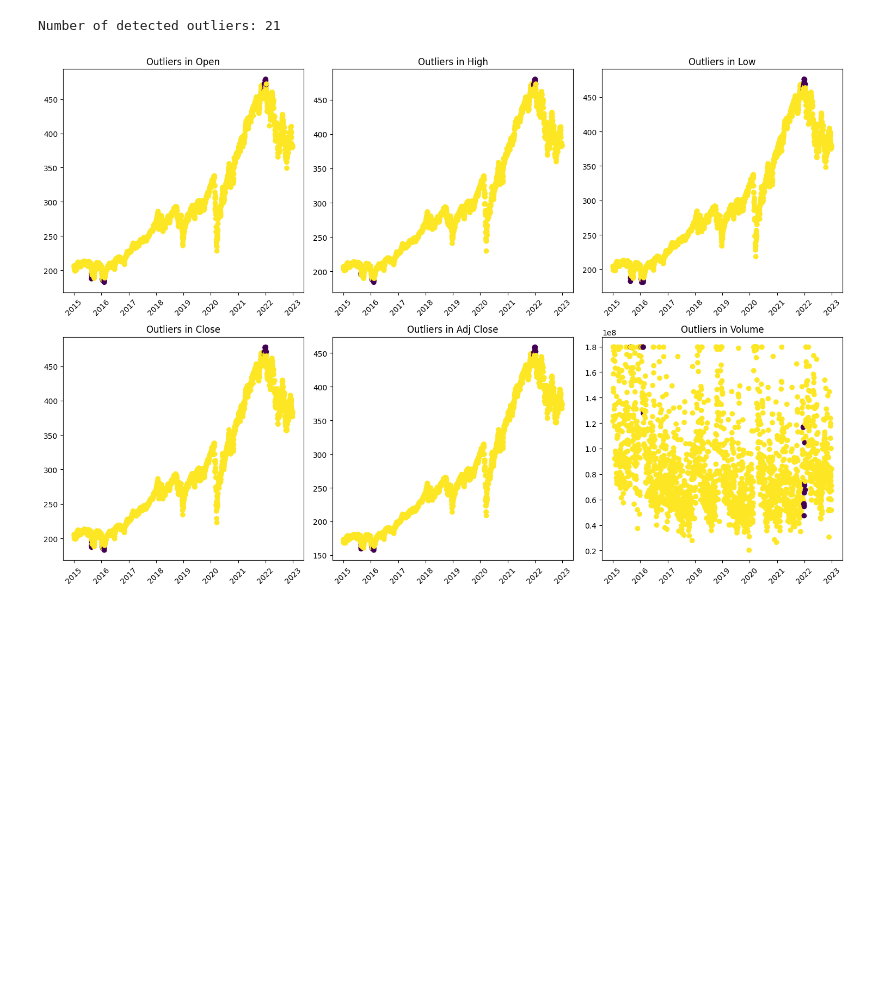
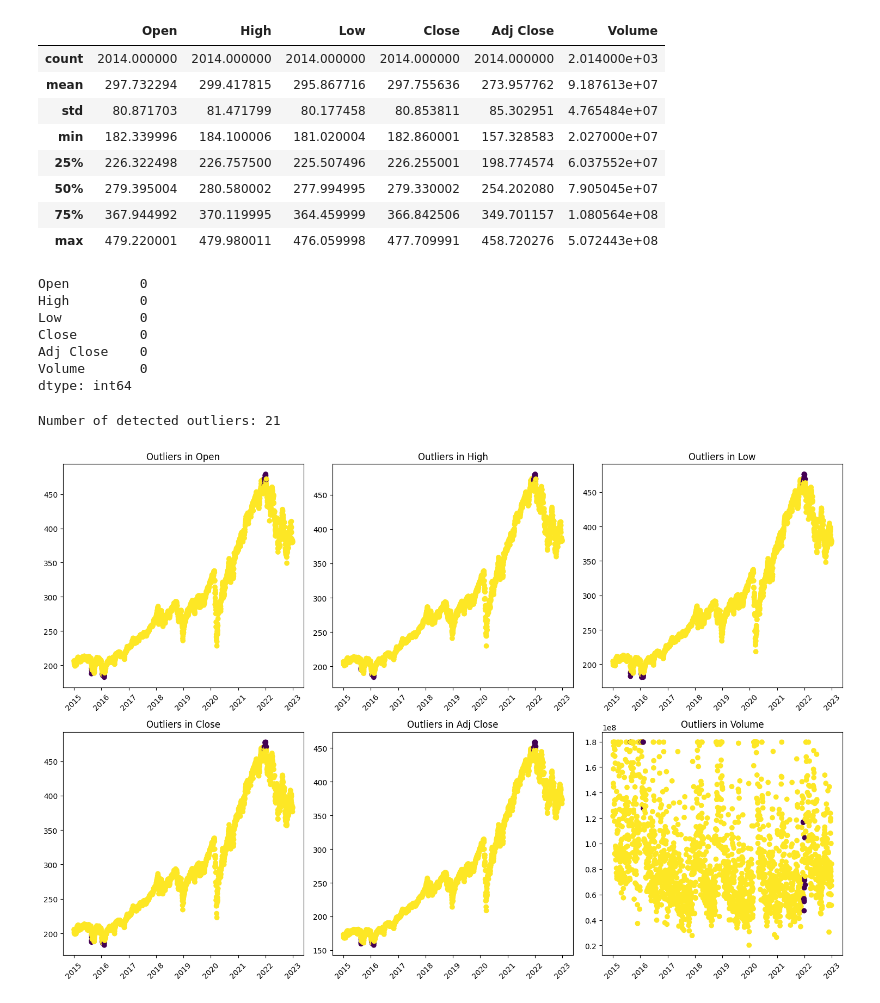
Before and after one commit to Endekalu777/Forecasting-Portfolio-Strategies, a Jupyter notebook: notebooks/SPY_data_handler.ipynb, the cells around one changed output. Cells and saved outputs as stored; diff of their text form; code cells hidden in the pictures; blank space fills up the shorter version.

```diff
--- a/notebooks/SPY_data_handler.ipynb
+++ b/notebooks/SPY_data_handler.ipynb
@@ -8,6 +8,23 @@ from scripts.data_handler import *
 SPY_handler = DataHandler("../data/SPY_historical_data.csv")
 SPY_df = SPY_handler.load_data()
 # %%
-SPY_handler.detect_outliers()
+SPY_handler.process_data()
 # %% [output]
+|  | Open | High | Low | Close | Adj Close | Volume |
+| count | 2014.000000 | 2014.000000 | 2014.000000 | 2014.000000 | 2014.000000 | 2.014000e+03 |
+| mean | 297.732294 | 299.417815 | 295.867716 | 297.755636 | 273.957762 | 9.187613e+07 |
+| std | 80.871703 | 81.471799 | 80.177458 | 80.853811 | 85.302951 | 4.765484e+07 |
+| min | 182.339996 | 184.100006 | 181.020004 | 182.860001 | 157.328583 | 2.027000e+07 |
+| 25% | 226.322498 | 226.757500 | 225.507496 | 226.255001 | 198.774574 | 6.037552e+07 |
+| 50% | 279.395004 | 280.580002 | 277.994995 | 279.330002 | 254.202080 | 7.905045e+07 |
+| 75% | 367.944992 | 370.119995 | 364.459999 | 366.842506 | 349.701157 | 1.080564e+08 |
+| max | 479.220001 | 479.980011 | 476.059998 | 477.709991 | 458.720276 | 5.072443e+08 |
-Number of detected outliers: 21
+Open         0
+High         0
+Low          0
+Close        0
+Adj Close    0
+Volume       0
+dtype: int64
+Number of detected outliers: 21
+[figure, added]
@@ -16,7 +31,3 @@ SPY_handler.handle_outliers()
-# %%
-SPY_handler.plot_outliers()
-# %% [output]
-[figure, removed]
 # %%
 SPY_df = SPY_handler.normalize_data()
 # %%
```
Also changed, not shown: parts of 1 cell of this notebook, 2 other files.
